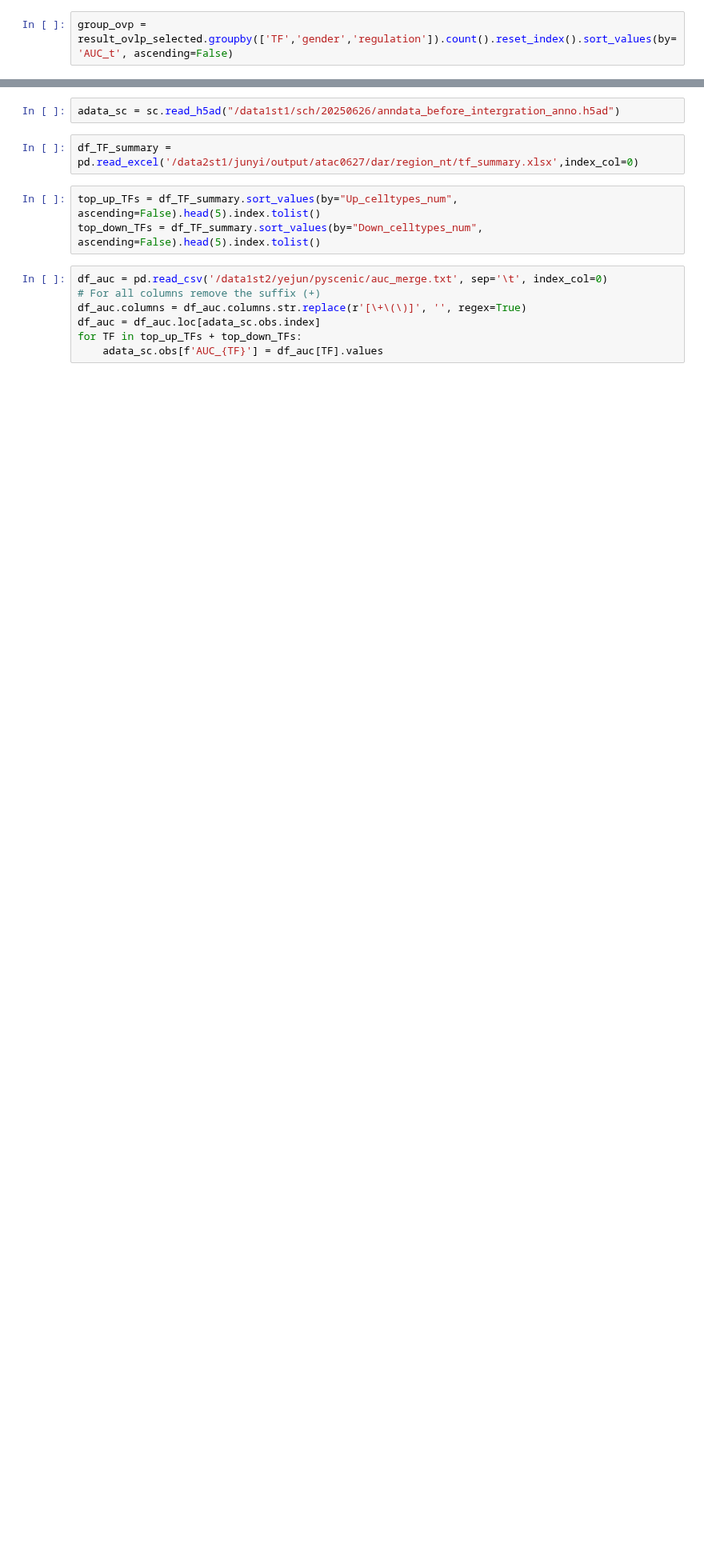
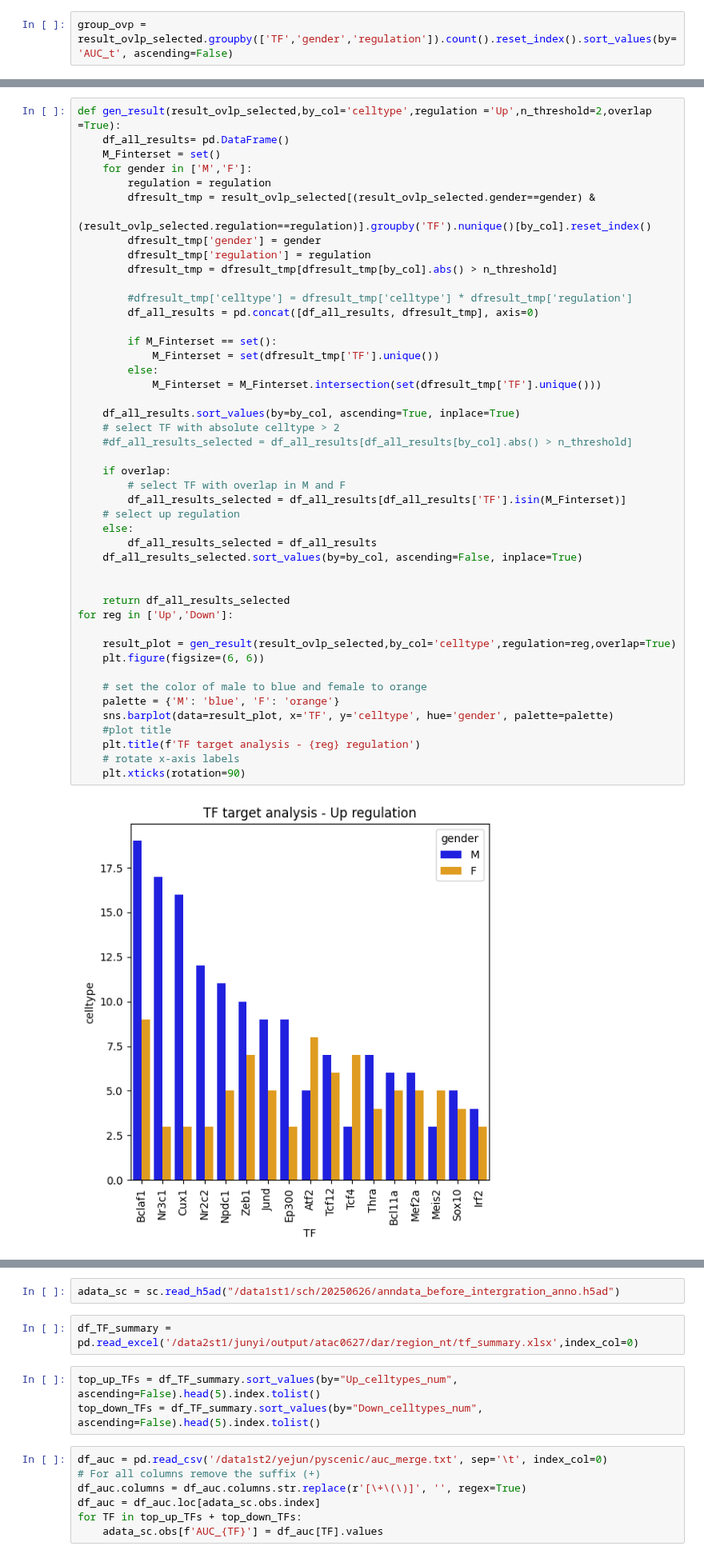
Before and after one commit to juychen/scmmd, a Jupyter notebook: 16analysisTFsn.ipynb, the cells around one changed output, grey strips where cells are left out. Shown at 80% size. Saved outputs shown, nothing was run; the diff lists cells and outputs as text; blank space fills up the shorter version.

```diff
--- a/16analysisTFsn.ipynb
+++ b/16analysisTFsn.ipynb
@@ -474,0 +469,48 @@ group_ovp = result_ovlp_selected.groupby(['TF','gender','regulation']).count().r
+# %%
+def gen_result(result_ovlp_selected,by_col='celltype',regulation ='Up',n_threshold=2,overlap =True):
+    df_all_results= pd.DataFrame()
+    M_Finterset = set()
+    for gender in ['M','F']:
+        regulation = regulation
+        dfresult_tmp = result_ovlp_selected[(result_ovlp_selected.gender==gender) &
+                                        (result_ovlp_selected.regulation==regulation)].groupby('TF').nunique()[by_col].reset_index()
+        dfresult_tmp['gender'] = gender
+        dfresult_tmp['regulation'] = regulation
+        dfresult_tmp = dfresult_tmp[dfresult_tmp[by_col].abs() > n_threshold]
+
+        #dfresult_tmp['celltype'] = dfresult_tmp['celltype'] * dfresult_tmp['regulation']
+        df_all_results = pd.concat([df_all_results, dfresult_tmp], axis=0)
+
+        if M_Finterset == set():
+            M_Finterset = set(dfresult_tmp['TF'].unique())
+        else:
+            M_Finterset = M_Finterset.intersection(set(dfresult_tmp['TF'].unique()))
+
+    df_all_results.sort_values(by=by_col, ascending=True, inplace=True)
+    # select TF with absolute celltype > 2
+    #df_all_results_selected = df_all_results[df_all_results[by_col].abs() > n_threshold]
+
+    if overlap:
+        # select TF with overlap in M and F
+        df_all_results_selected = df_all_results[df_all_results['TF'].isin(M_Finterset)]
+    # select up regulation
+    else:
+        df_all_results_selected = df_all_results
+    df_all_results_selected.sort_values(by=by_col, ascending=False, inplace=True)
+
+
+    return df_all_results_selected
+for reg in ['Up','Down']:
+
+    result_plot = gen_result(result_ovlp_selected,by_col='celltype',regulation=reg,overlap=True)
+    plt.figure(figsize=(6, 6))
+
+    # set the color of male to blue and female to orange
+    palette = {'M': 'blue', 'F': 'orange'}
+    sns.barplot(data=result_plot, x='TF', y='celltype', hue='gender', palette=palette)
+    #plot title
+    plt.title(f'TF target analysis - {reg} regulation')
+    # rotate x-axis labels
+    plt.xticks(rotation=90)
+# %% [output]
+[figure, added]
```
Also changed, not shown: parts of 7 cells of this notebook, 2 other files.
